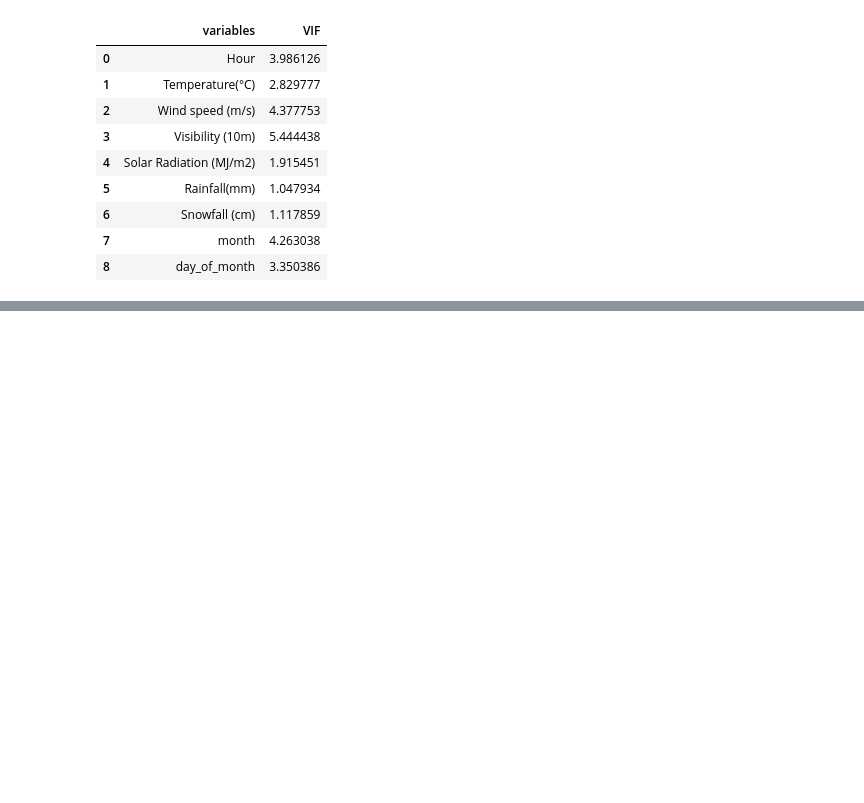
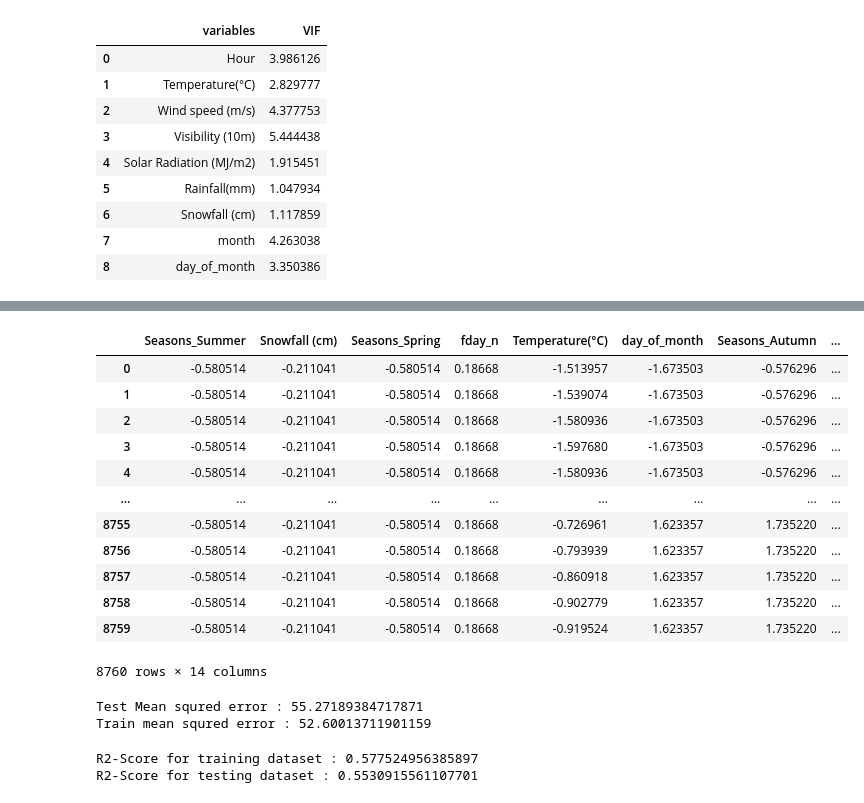
Before and after one commit to Haseeb227/Bike-Sharing-Demand-Prediction-, a Jupyter notebook: Copy_of_Bike_Sharing_Demand_Prediction_Capstone_Project.ipynb, the cells around one changed output, grey strips where cells are left out. Saved outputs shown, nothing was run; the diff lists cells and outputs as text; code cells hidden in the pictures; blank space fills up the shorter version.

```diff
--- a/Copy_of_Bike_Sharing_Demand_Prediction_Capstone_Project.ipynb
+++ b/Copy_of_Bike_Sharing_Demand_Prediction_Capstone_Project.ipynb
@@ -561,0 +635,16 @@ skewed_features.remove('Visibility (10m)')
+# %%
+df_reg[features]
+# %% [output]
+|  | Seasons_Summer | Snowfall (cm) | Seasons_Spring | fday_n | Temperature(°C) | day_of_month | Seasons_Autumn | ... |
+| 0 | -0.580514 | -0.211041 | -0.580514 | 0.18668 | -1.513957 | -1.673503 | -0.576296 | ... |
+| 1 | -0.580514 | -0.211041 | -0.580514 | 0.18668 | -1.539074 | -1.673503 | -0.576296 | ... |
+| 2 | -0.580514 | -0.211041 | -0.580514 | 0.18668 | -1.580936 | -1.673503 | -0.576296 | ... |
+| 3 | -0.580514 | -0.211041 | -0.580514 | 0.18668 | -1.597680 | -1.673503 | -0.576296 | ... |
+| 4 | -0.580514 | -0.211041 | -0.580514 | 0.18668 | -1.580936 | -1.673503 | -0.576296 | ... |
+| ... | ... | ... | ... | ... | ... | ... | ... | ... |
+| 8755 | -0.580514 | -0.211041 | -0.580514 | 0.18668 | -0.726961 | 1.623357 | 1.735220 | ... |
+| 8756 | -0.580514 | -0.211041 | -0.580514 | 0.18668 | -0.793939 | 1.623357 | 1.735220 | ... |
+| 8757 | -0.580514 | -0.211041 | -0.580514 | 0.18668 | -0.860918 | 1.623357 | 1.735220 | ... |
+| 8758 | -0.580514 | -0.211041 | -0.580514 | 0.18668 | -0.902779 | 1.623357 | 1.735220 | ... |
+| 8759 | -0.580514 | -0.211041 | -0.580514 | 0.18668 | -0.919524 | 1.623357 | 1.735220 | ... |
+8760 rows × 14 columns
@@ -561,0 +661,7 @@ skewed_features.remove('Visibility (10m)')
+# %%
+# Evaluating model
+
+test_r2_lr ,train_r2_lr = evaluating_model(reg, x_train, x_test, y_train, y_test, True)
+# %% [output]
+Test Mean squred error : 55.27189384717871
+Train mean squred error : 52.60013711901159
@@ -561,0 +671,6 @@ skewed_features.remove('Visibility (10m)')
+# %%
+print(f"R2-Score for training dataset : {train_r2_lr}")
+print(f"R2-Score for testing dataset : {test_r2_lr}")
+# %% [output]
+R2-Score for training dataset : 0.577524956385897
+R2-Score for testing dataset : 0.5530915561107701
```
Also changed, not shown: parts of 48 cells of this notebook.
